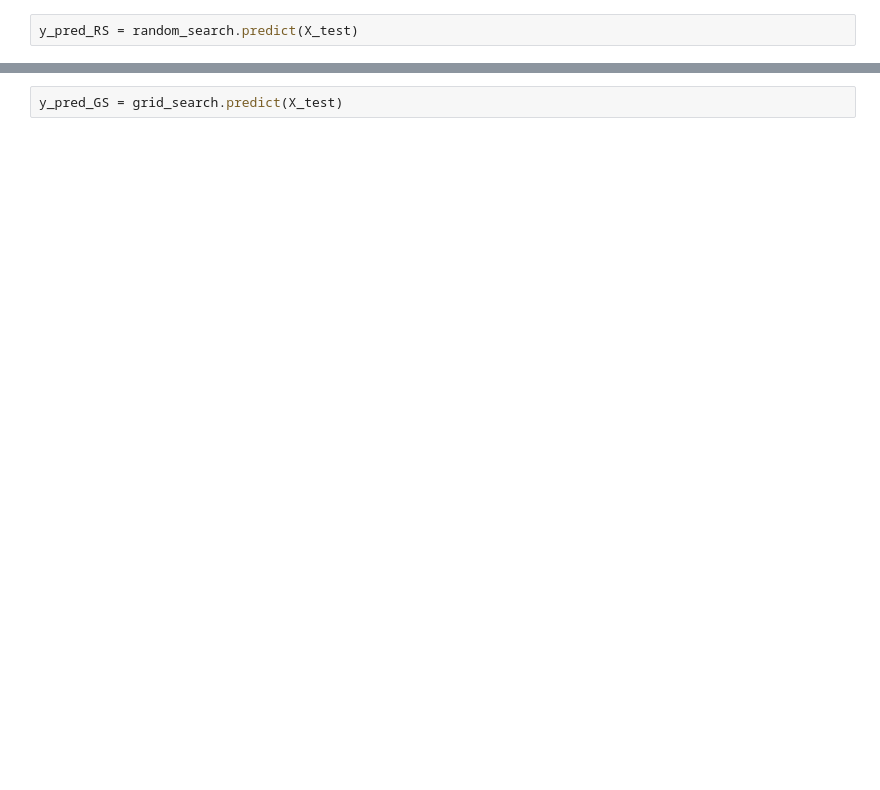
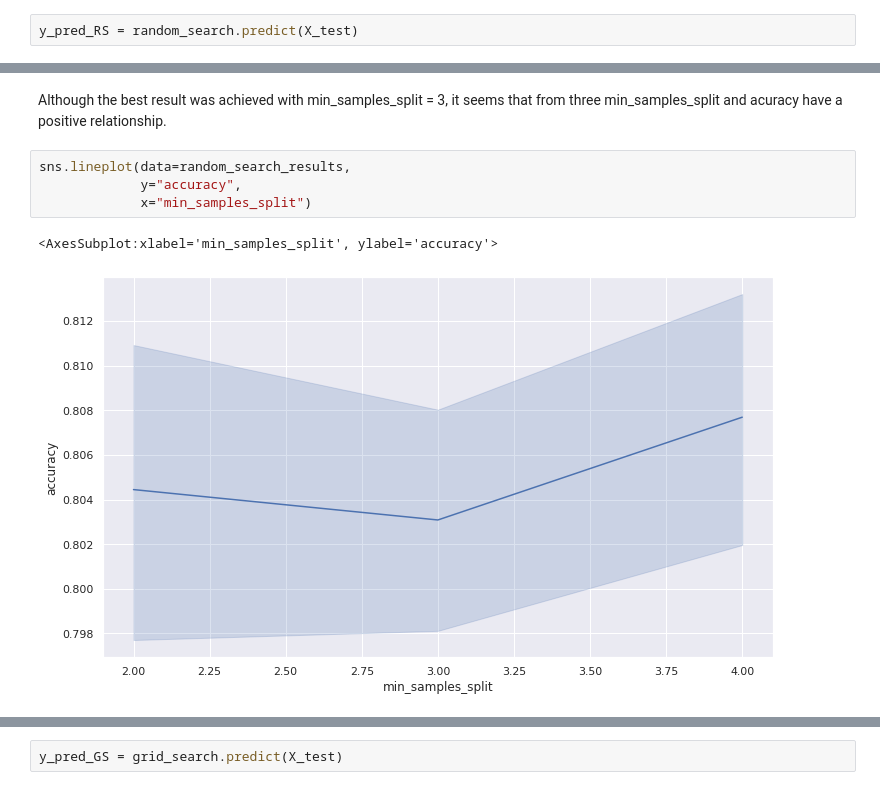
Before and after one commit to leobioinf0/Machine-Learning-Advanced, a Jupyter notebook: S12_T01_Pipelines_grid_search_text_mining.ipynb, the cells around one changed output, grey strips where cells are left out. Cells and saved outputs as stored; diff of their text form; blank space fills up the shorter version.

```diff
--- a/S12_T01_Pipelines_grid_search_text_mining.ipynb
+++ b/S12_T01_Pipelines_grid_search_text_mining.ipynb
@@ -556,0 +519,9 @@ param_grid = {'n_estimators': list(range(800, 850)),
+# %% [markdown]
+Although the best result was achieved with min_samples_split = 3, it seems that from three min_samples_split and acuracy have a positive relationship.
+# %%
+sns.lineplot(data=random_search_results,
+             y="accuracy",
+             x="min_samples_split")
+# %% [output]
+<AxesSubplot:xlabel='min_samples_split', ylabel='accuracy'>
+[figure, added]
```
Also changed, not shown: parts of 136 cells of this notebook.
